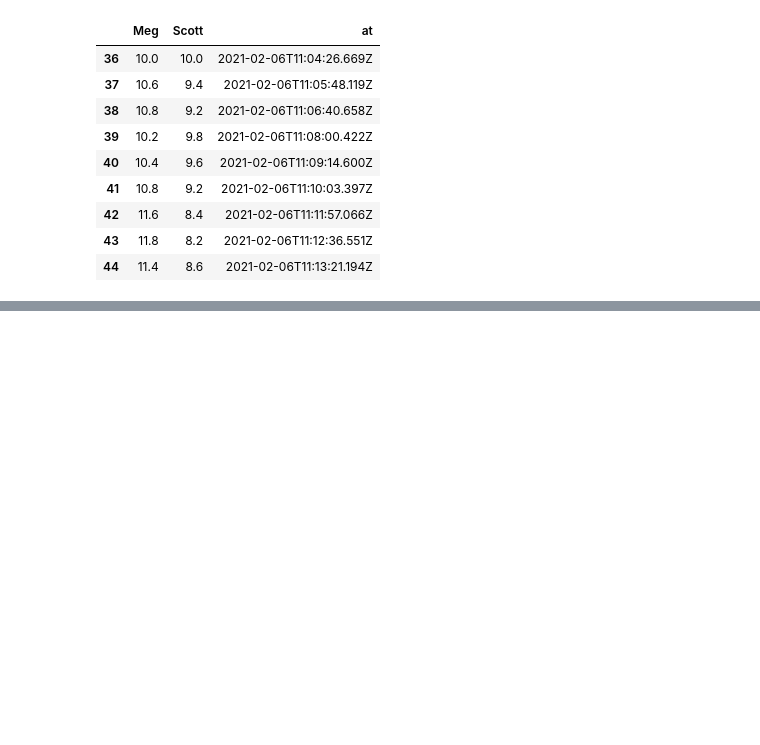
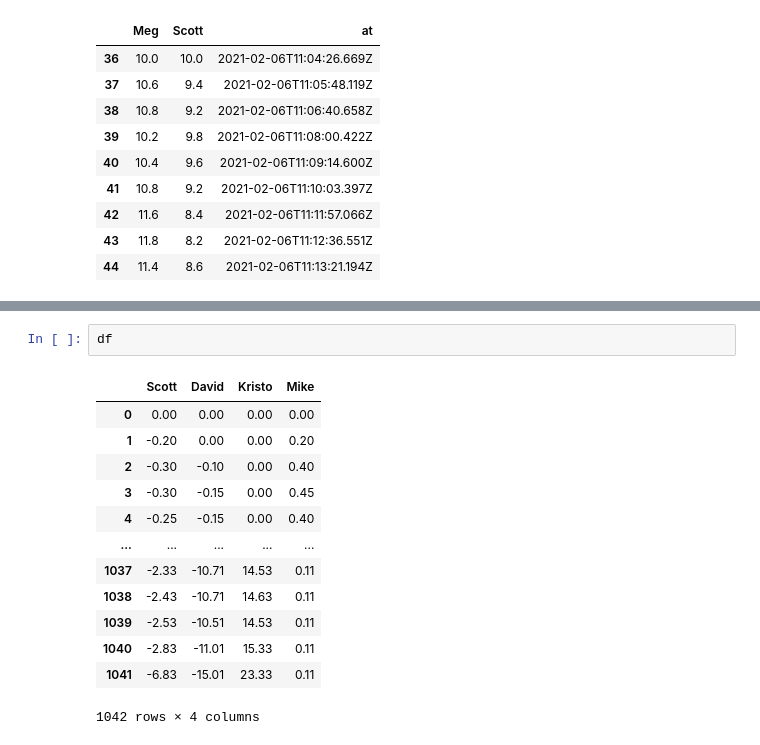
Before and after one commit to ScottVinay/Poker-Parser, a Jupyter notebook: src/Poker_Parser.ipynb, the cells around one changed output, grey strips where cells are left out. Drawn from its saved outputs; the diff is of its cells as text; blank space fills up the shorter version.

```diff
--- a/src/Poker_Parser.ipynb
+++ b/src/Poker_Parser.ipynb
@@ -479,0 +399,16 @@ Name: entry, dtype: bool
+# %%
+df
+# %% [output]
+|  | Scott | David | Kristo | Mike |
+| 0 | 0.00 | 0.00 | 0.00 | 0.00 |
+| 1 | -0.20 | 0.00 | 0.00 | 0.20 |
+| 2 | -0.30 | -0.10 | 0.00 | 0.40 |
+| 3 | -0.30 | -0.15 | 0.00 | 0.45 |
+| 4 | -0.25 | -0.15 | 0.00 | 0.40 |
+| ... | ... | ... | ... | ... |
+| 1037 | -2.33 | -10.71 | 14.53 | 0.11 |
+| 1038 | -2.43 | -10.71 | 14.63 | 0.11 |
+| 1039 | -2.53 | -10.51 | 14.53 | 0.11 |
+| 1040 | -2.83 | -11.01 | 15.33 | 0.11 |
+| 1041 | -6.83 | -15.01 | 23.33 | 0.11 |
+1042 rows × 4 columns
```
Also changed, not shown: parts of 36 cells of this notebook, 1 other file.
